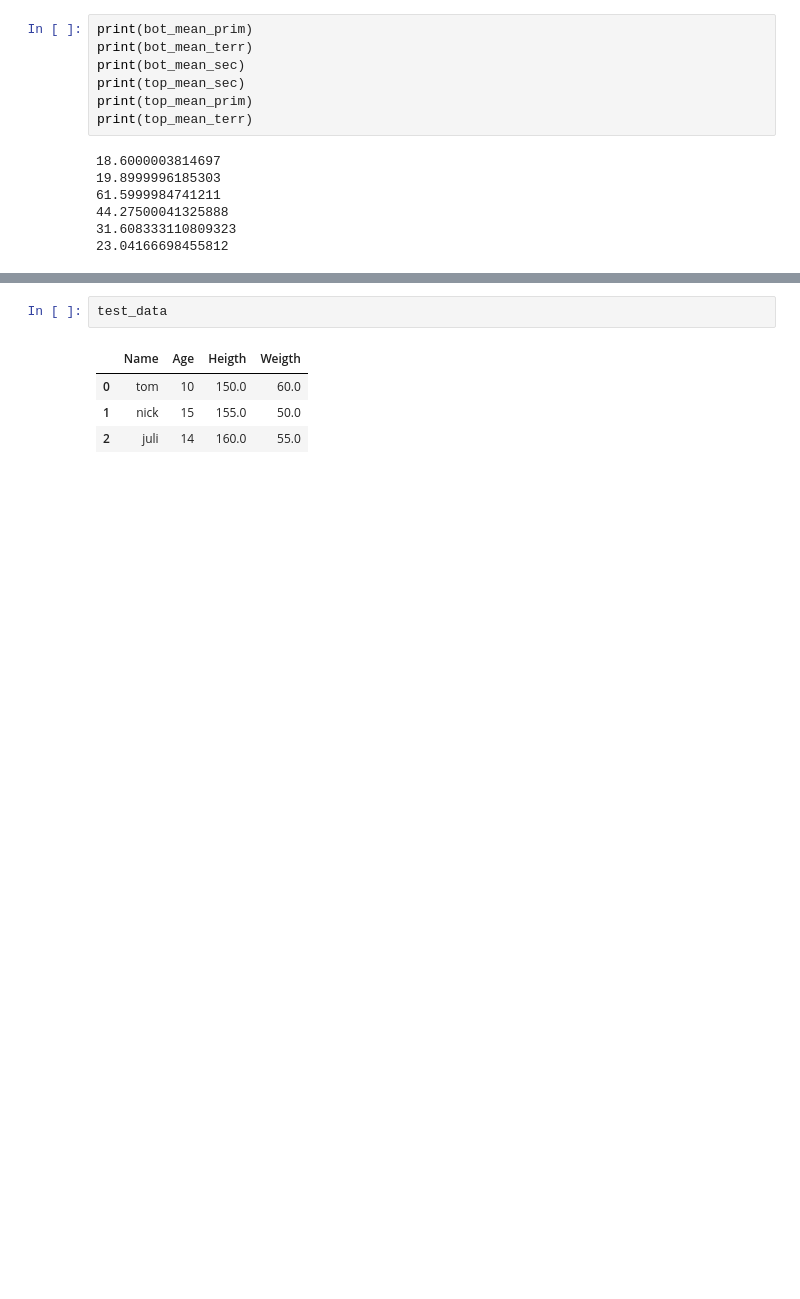
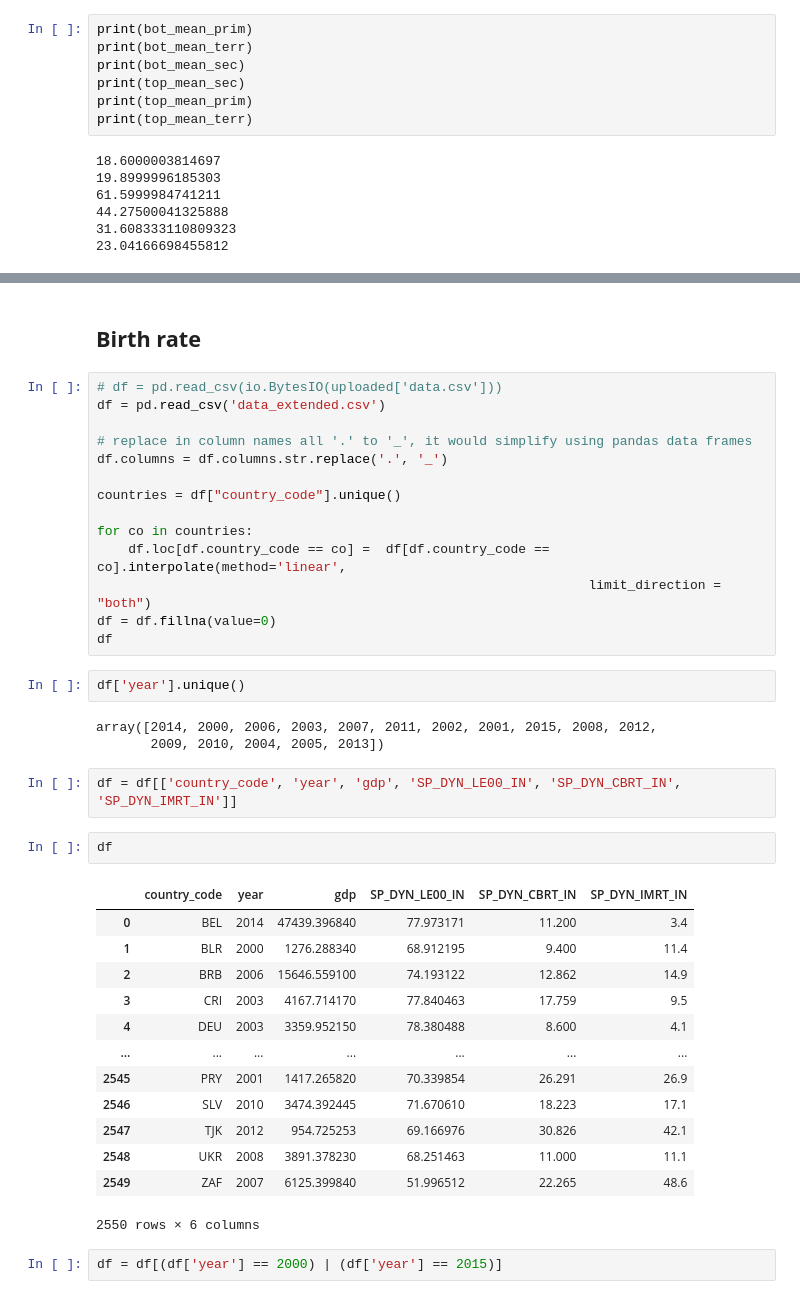
Before and after one commit to greg9702/Data-mining, a Jupyter notebook: Data_ming.ipynb, the cells around one changed output, grey strips where cells are left out. Saved outputs shown, nothing was run; the diff lists cells and outputs as text; blank space fills up the shorter version.

Commit message:
Added birth related indicators analysis

```diff
--- a/Data_ming.ipynb
+++ b/Data_ming.ipynb
@@ -1018,7 +1009,41 @@ test_data = test_data.fillna(test_data.mean())
-# %%
-test_data
-# %% [output]
-|  | Name | Age | Heigth | Weigth |
-| 0 | tom | 10 | 150.0 | 60.0 |
-| 1 | nick | 15 | 155.0 | 50.0 |
-| 2 | juli | 14 | 160.0 | 55.0 |
+# %% [markdown]
+## __Birth rate__
+# %%
+# df = pd.read_csv(io.BytesIO(uploaded['data.csv']))
+df = pd.read_csv('data_extended.csv')
+
+# replace in column names all '.' to '_', it would simplify using pandas data frames
+df.columns = df.columns.str.replace('.', '_')
+
+countries = df["country_code"].unique()
+
+for co in countries:
+    df.loc[df.country_code == co] =  df[df.country_code == co].interpolate(method='linear',
+                                                               limit_direction = "both")
+df = df.fillna(value=0)
+df
+# %%
+df['year'].unique()
+# %% [output]
+array([2014, 2000, 2006, 2003, 2007, 2011, 2002, 2001, 2015, 2008, 2012,
+       2009, 2010, 2004, 2005, 2013])
+# %%
+df = df[['country_code', 'year', 'gdp', 'SP_DYN_LE00_IN', 'SP_DYN_CBRT_IN', 'SP_DYN_IMRT_IN']]
+# %%
+df
+# %% [output]
+|  | country_code | year | gdp | SP_DYN_LE00_IN | SP_DYN_CBRT_IN | SP_DYN_IMRT_IN |
+| 0 | BEL | 2014 | 47439.396840 | 77.973171 | 11.200 | 3.4 |
+| 1 | BLR | 2000 | 1276.288340 | 68.912195 | 9.400 | 11.4 |
+| 2 | BRB | 2006 | 15646.559100 | 74.193122 | 12.862 | 14.9 |
+| 3 | CRI | 2003 | 4167.714170 | 77.840463 | 17.759 | 9.5 |
+| 4 | DEU | 2003 | 3359.952150 | 78.380488 | 8.600 | 4.1 |
+| ... | ... | ... | ... | ... | ... | ... |
+| 2545 | PRY | 2001 | 1417.265820 | 70.339854 | 26.291 | 26.9 |
+| 2546 | SLV | 2010 | 3474.392445 | 71.670610 | 18.223 | 17.1 |
+| 2547 | TJK | 2012 | 954.725253 | 69.166976 | 30.826 | 42.1 |
+| 2548 | UKR | 2008 | 3891.378230 | 68.251463 | 11.000 | 11.1 |
+| 2549 | ZAF | 2007 | 6125.399840 | 51.996512 | 22.265 | 48.6 |
+2550 rows × 6 columns
+# %%
+df = df[(df['year'] == 2000) | (df['year'] == 2015)]
```
Also changed, not shown: parts of 28 cells of this notebook, 5 other files.
